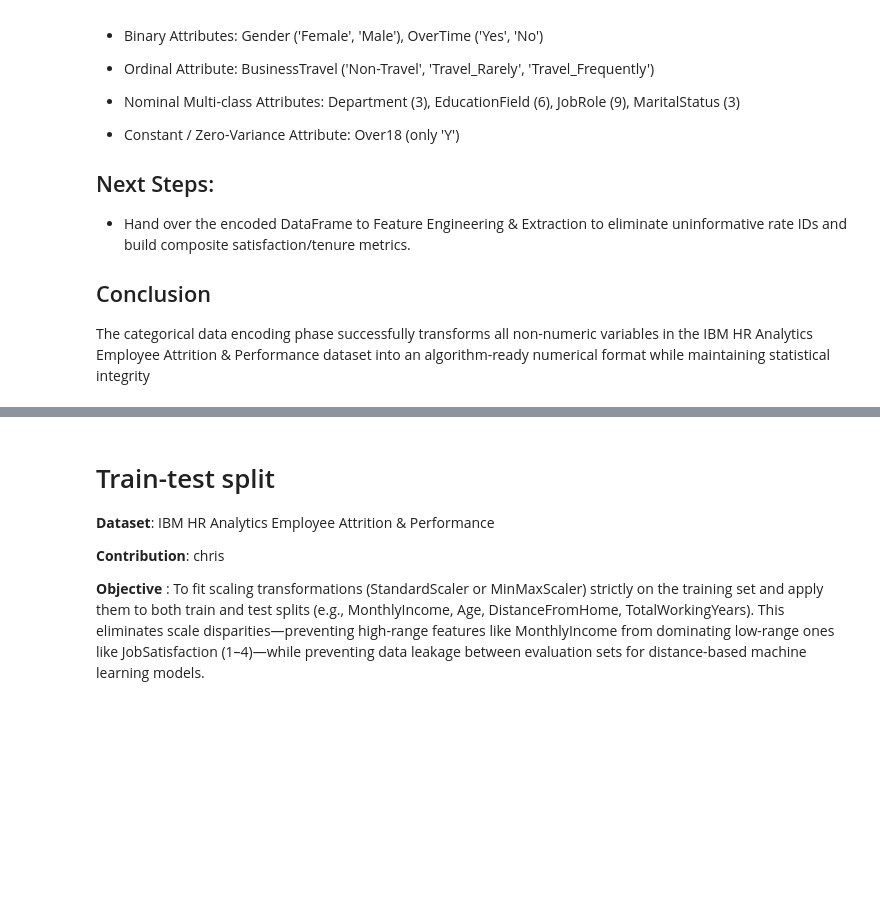
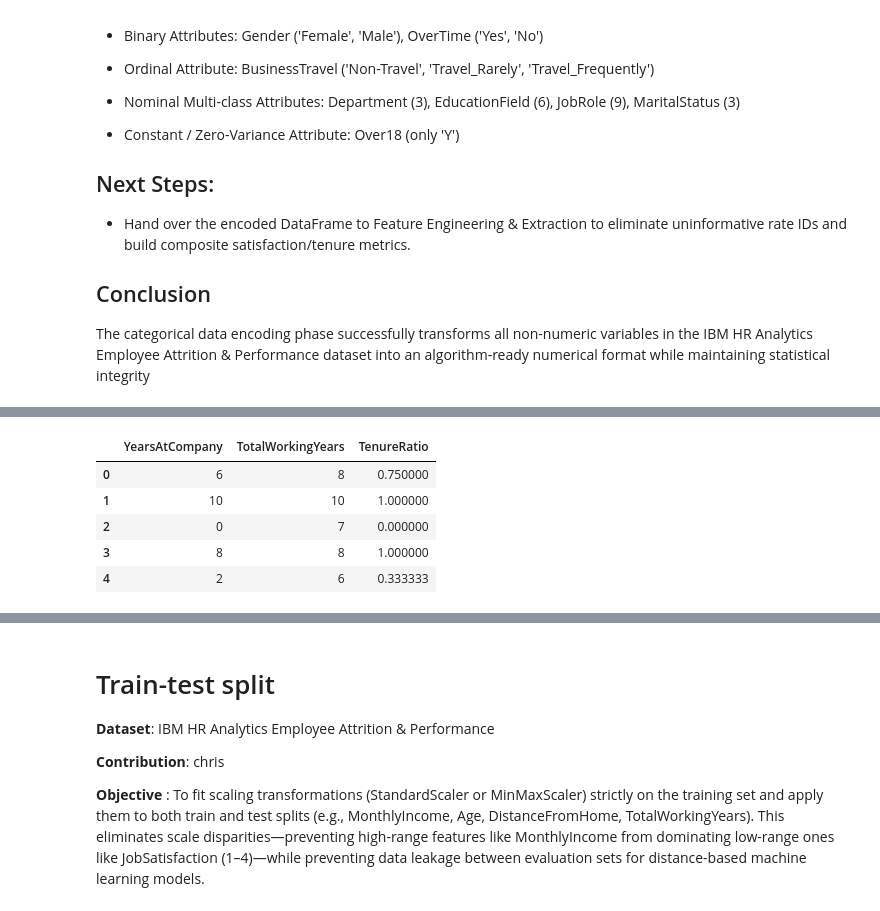
Before and after one commit to Jishafranklin/Parallel-Project-HR-Employee-Attrition-Preprocessing, a Jupyter notebook: notebooks/HR_Employee_Attrition_Preprocessing.ipynb, the cells around one changed output, grey strips where cells are left out. Saved outputs shown, nothing was run; the diff lists cells and outputs as text; code cells hidden in the pictures; blank space fills up the shorter version.

```diff
--- a/notebooks/HR_Employee_Attrition_Preprocessing.ipynb
+++ b/notebooks/HR_Employee_Attrition_Preprocessing.ipynb
@@ -342,0 +363,24 @@ The categorical data encoding phase successfully transforms all non-numeric vari
+# %%
+# Create TenureRatio
+
+df["TenureRatio"] = (
+    df["YearsAtCompany"] /
+    df["TotalWorkingYears"].replace(0, np.nan)
+)
+
+# Replace undefined values caused by zero experience
+df["TenureRatio"] = df["TenureRatio"].fillna(0)
+
+# Display the new feature
+df[[
+    "YearsAtCompany",
+    "TotalWorkingYears",
+    "TenureRatio"
+]].head()
+# %% [output]
+|  | YearsAtCompany | TotalWorkingYears | TenureRatio |
+| 0 | 6 | 8 | 0.750000 |
+| 1 | 10 | 10 | 1.000000 |
+| 2 | 0 | 7 | 0.000000 |
+| 3 | 8 | 8 | 1.000000 |
+| 4 | 2 | 6 | 0.333333 |
```
Also changed, not shown: parts of 18 cells of this notebook.
